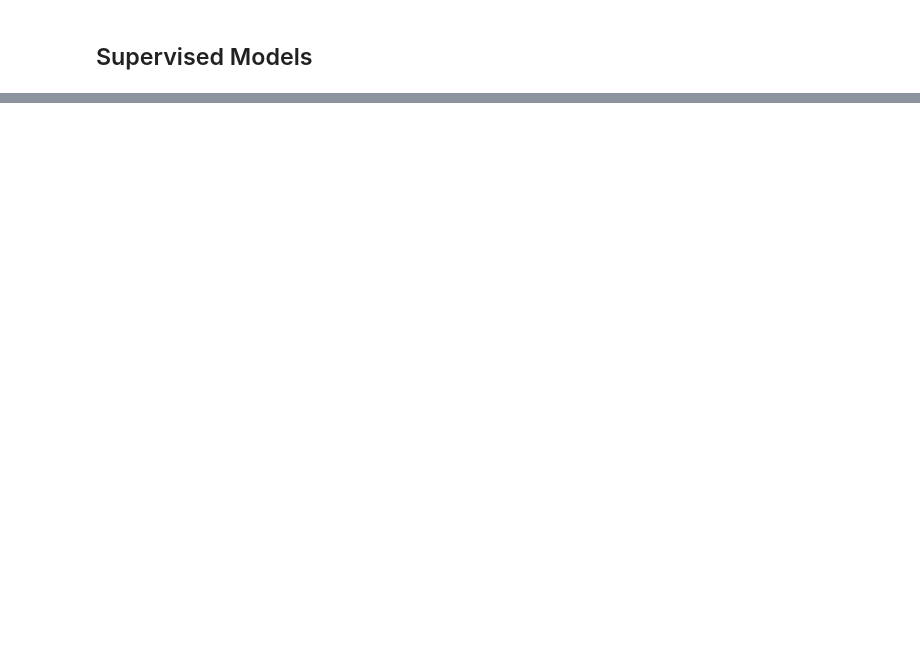
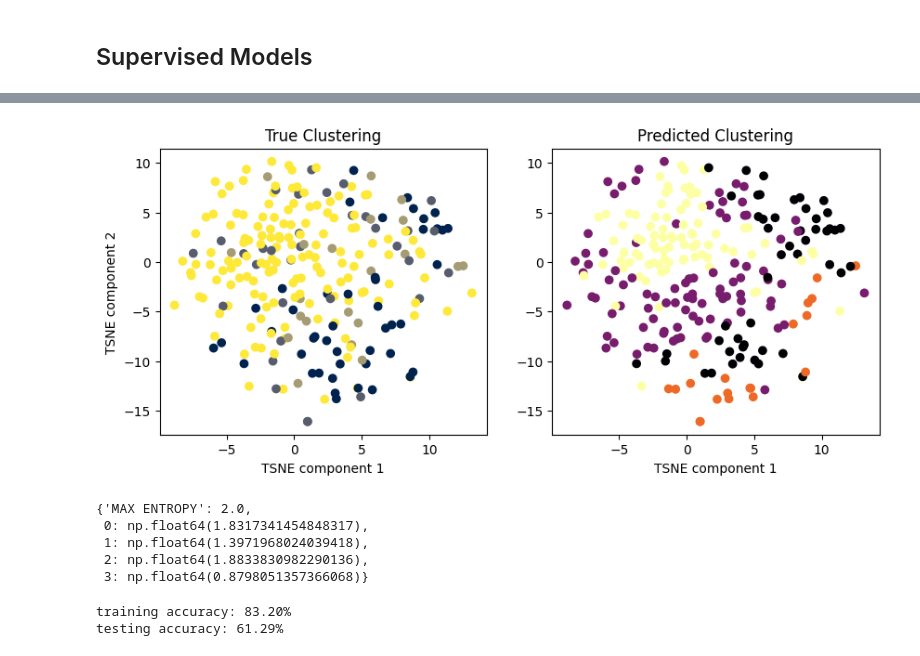
Before and after one commit to calgalvan/277A_Final_Project, a Jupyter notebook: 277A_db_explore.ipynb, the cells around one changed output, grey strips where cells are left out. Drawn from its saved outputs; the diff is of its cells as text; code cells hidden in the pictures; blank space fills up the shorter version.

Commit message:
tested model classes defined in models.py

```diff
--- a/277A_db_explore.ipynb
+++ b/277A_db_explore.ipynb
@@ -284,0 +277,20 @@ accuracy: 61.29%
+# %%
+model_1 = Gaussian_Mixture_model(4, 0, X_train_scaled, y_train, 'sfdm2')
+# %%
+model_1.visualize_clustering()
+# %% [output]
+[figure, added]
+# %%
+model_1.get_entropy()
+# %% [output]
+{'MAX ENTROPY': 2.0,
+ 0: np.float64(1.8317341454848317),
+ 1: np.float64(1.3971968024039418),
+ 2: np.float64(1.8833830982290136),
+ 3: np.float64(0.8798051357366068)}
+# %%
+model_2 = MN_Logistic_Regression_model(4, X_train_scaled, y_train['sfdm2'].values, X_test_scaled, y_test['sfdm2'].values)
+model_2.get_accuracies()
+# %% [output]
+training accuracy: 83.20%
+testing accuracy: 61.29%
```
Also changed, not shown: parts of 10 cells of this notebook.
